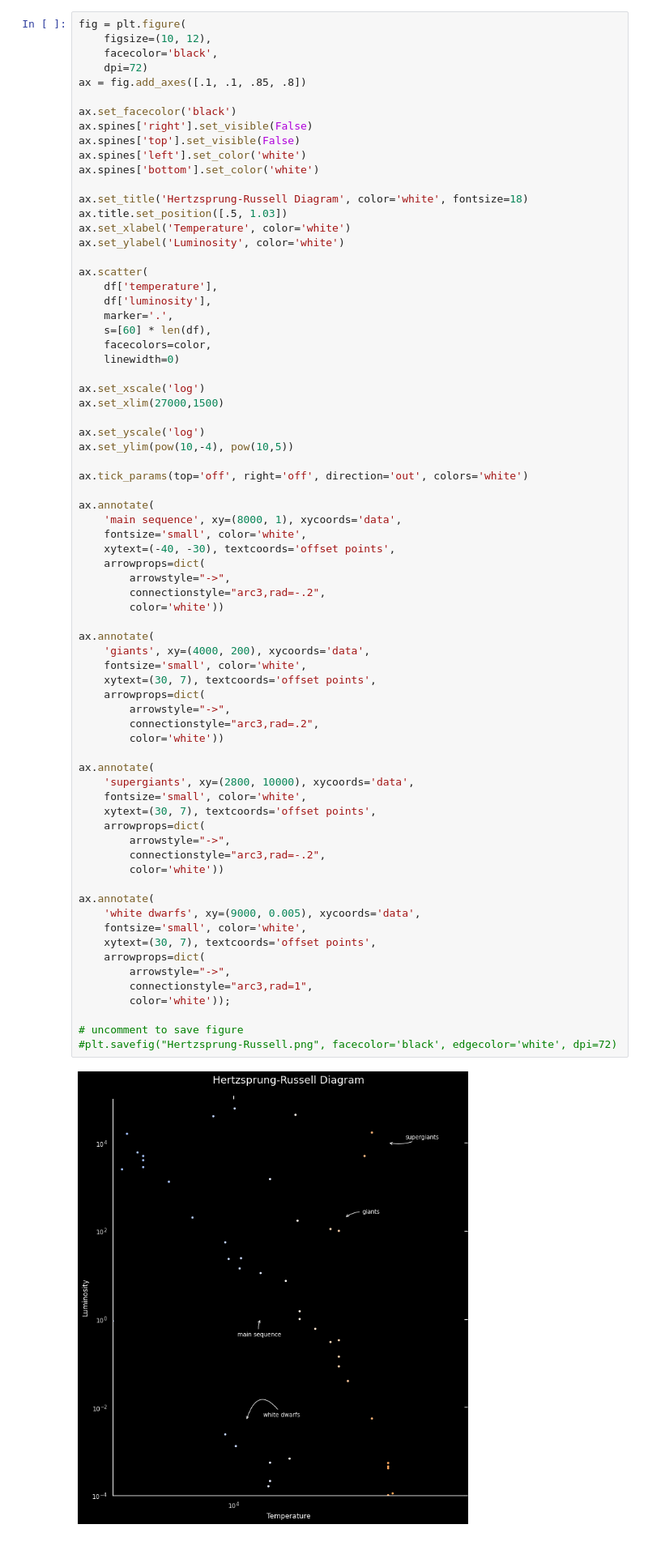
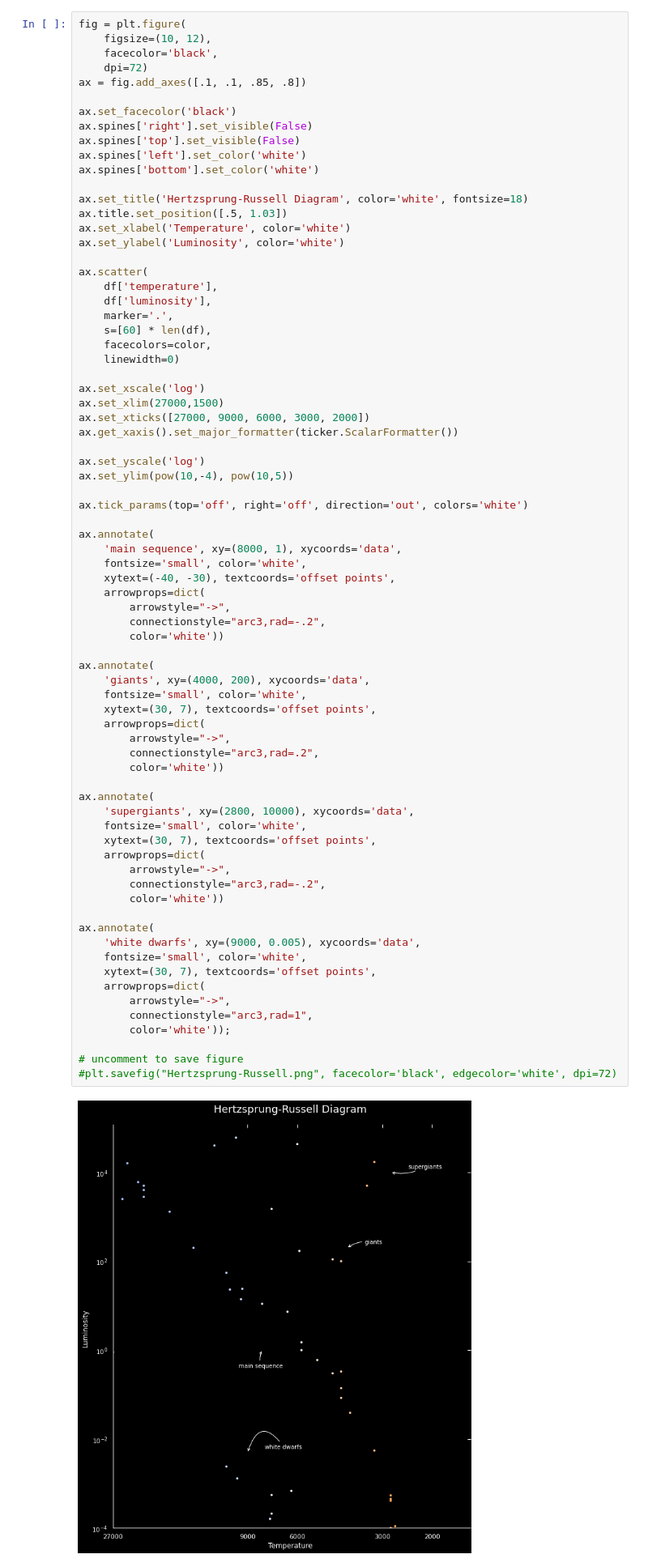
Before and after one commit to amorriscode/Hertzsprung-Russell, a Jupyter notebook: Hertzsprung-Russell.ipynb, the cells around one changed output. Shown at 81% size. Saved outputs shown, nothing was run; the diff lists cells and outputs as text.

```diff
--- a/Hertzsprung-Russell.ipynb
+++ b/Hertzsprung-Russell.ipynb
@@ -182,6 +183,8 @@ ax.scatter(
 
 ax.set_xscale('log')
 ax.set_xlim(27000,1500)
+ax.set_xticks([27000, 9000, 6000, 3000, 2000])
+ax.get_xaxis().set_major_formatter(ticker.ScalarFormatter())
 
 ax.set_yscale('log')
 ax.set_ylim(pow(10,-4), pow(10,5))
@@ -200,34 +203,34 @@ ax.annotate(
 ax.annotate(
     'giants', xy=(4000, 200), xycoords='data',
     fontsize='small', color='white',
     xytext=(30, 7), textcoords='offset points',
     arrowprops=dict(
         arrowstyle="->",
         connectionstyle="arc3,rad=.2",
         color='white'))
 
 ax.annotate(
     'supergiants', xy=(2800, 10000), xycoords='data',
     fontsize='small', color='white',
     xytext=(30, 7), textcoords='offset points',
     arrowprops=dict(
         arrowstyle="->",
         connectionstyle="arc3,rad=-.2",
         color='white'))
 
 ax.annotate(
     'white dwarfs', xy=(9000, 0.005), xycoords='data',
     fontsize='small', color='white',
     xytext=(30, 7), textcoords='offset points',
     arrowprops=dict(
         arrowstyle="->",
         connectionstyle="arc3,rad=1",
         color='white'));
 
 # uncomment to save figure
 #plt.savefig("Hertzsprung-Russell.png", facecolor='black', edgecolor='white', dpi=72)
 # %% [output]
-[figure, old version]
+[figure, new version]
 # %% [markdown]
 ## Step 5: Animate the data
 # %%
```
Also changed, not shown: parts of 3 cells of this notebook.
